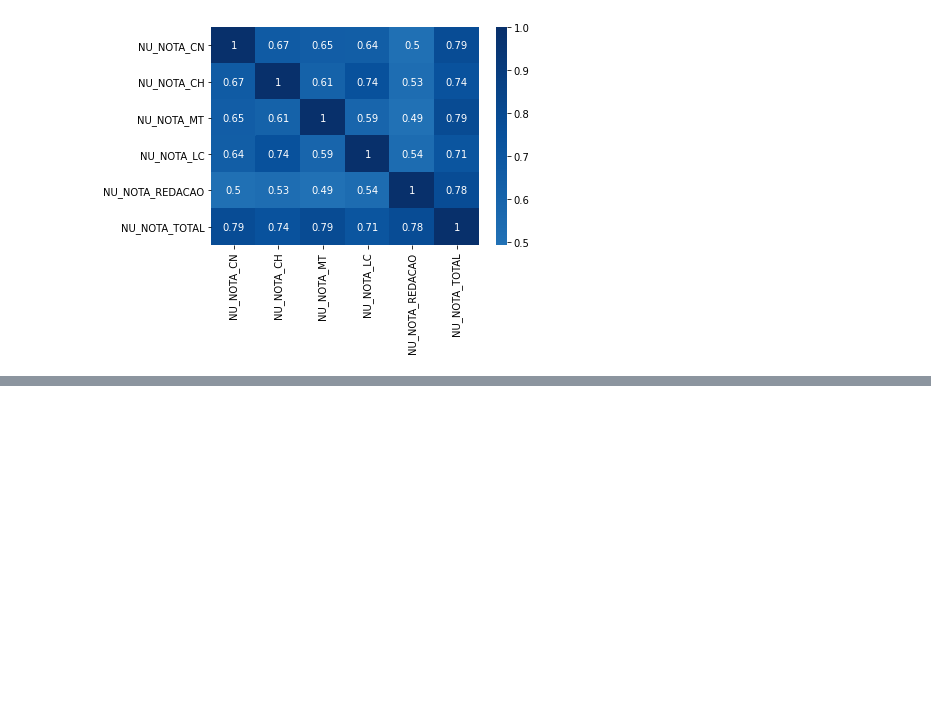
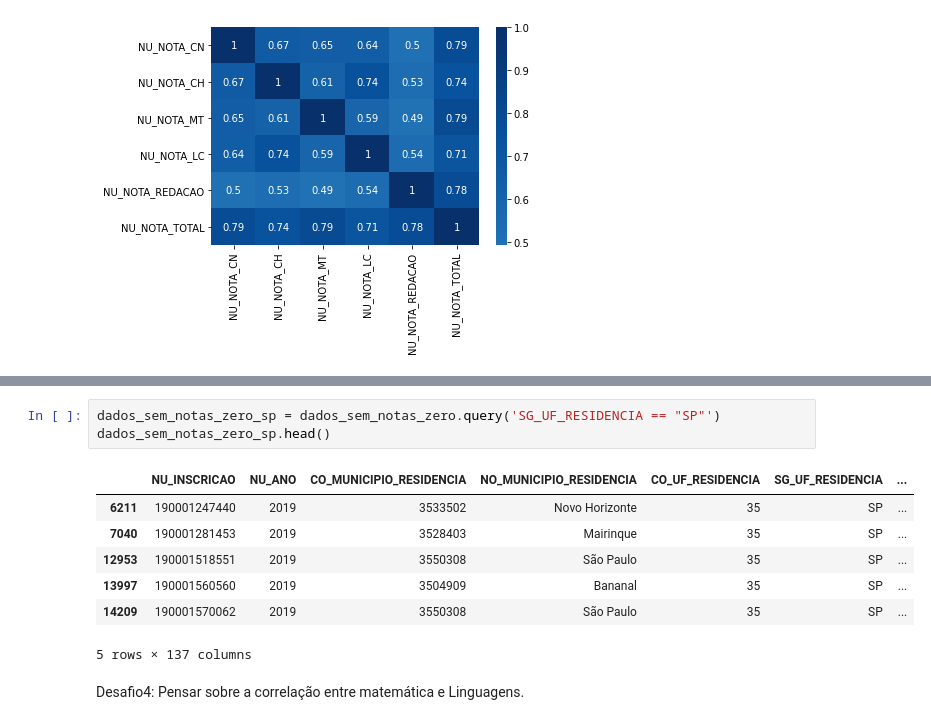
Before and after one commit to ElizabetePluGgui/Alura-Imersao-dados, a Jupyter notebook: Aula03.ipynb, the cells around one changed output, grey strips where cells are left out. Drawn from its saved outputs; the diff is of its cells as text; blank space fills up the shorter version.

```diff
--- a/Aula03.ipynb
+++ b/Aula03.ipynb
@@ -553,0 +574,15 @@ Desafio4: Pensar sobre a correlação entre matemática e Linguagens.
+# %%
+dados_sem_notas_zero_sp = dados_sem_notas_zero.query('SG_UF_RESIDENCIA == "SP"')
+dados_sem_notas_zero_sp.head()
+# %% [output]
+|  | NU_INSCRICAO | NU_ANO | CO_MUNICIPIO_RESIDENCIA | NO_MUNICIPIO_RESIDENCIA | CO_UF_RESIDENCIA | SG_UF_RESIDENCIA | ... |
+| 6211 | 190001247440 | 2019 | 3533502 | Novo Horizonte | 35 | SP | ... |
+| 7040 | 190001281453 | 2019 | 3528403 | Mairinque | 35 | SP | ... |
+| 12953 | 190001518551 | 2019 | 3550308 | São Paulo | 35 | SP | ... |
+| 13997 | 190001560560 | 2019 | 3504909 | Bananal | 35 | SP | ... |
+| 14209 | 190001570062 | 2019 | 3550308 | São Paulo | 35 | SP | ... |
+5 rows × 137 columns
+# %% [markdown]
+
+
+Desafio4: Pensar sobre a correlação entre matemática e Linguagens.
```
Also changed, not shown: parts of 5 cells of this notebook.
